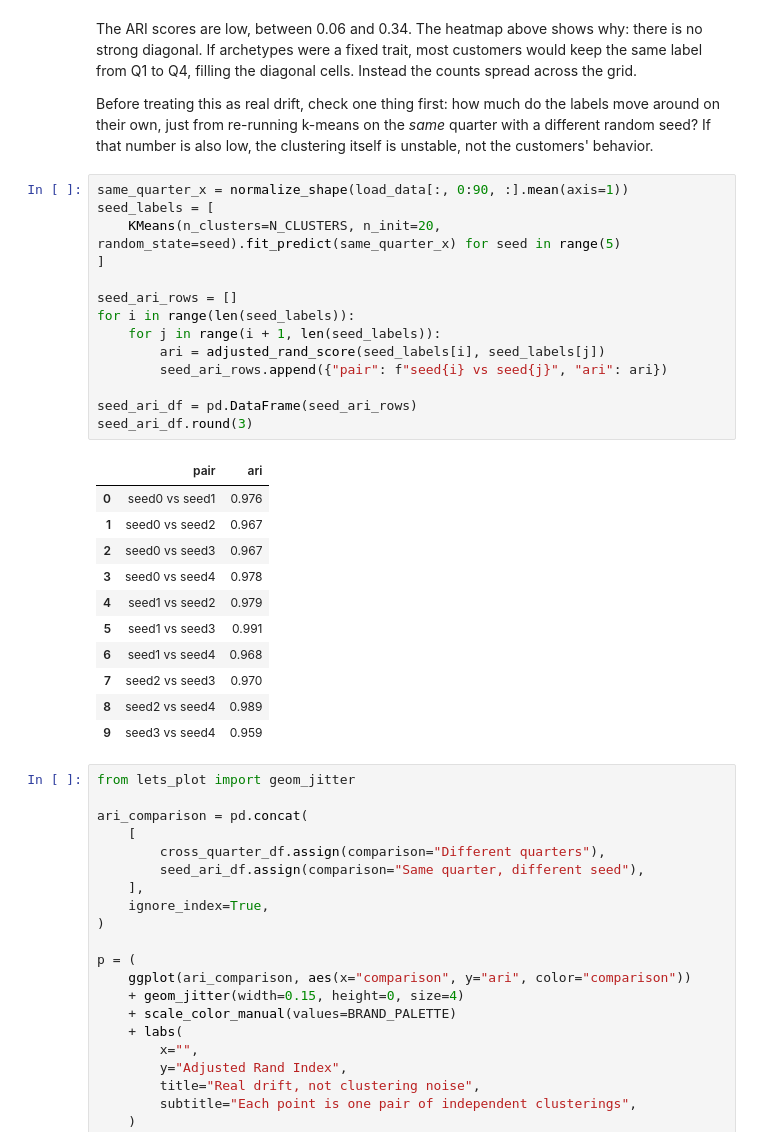
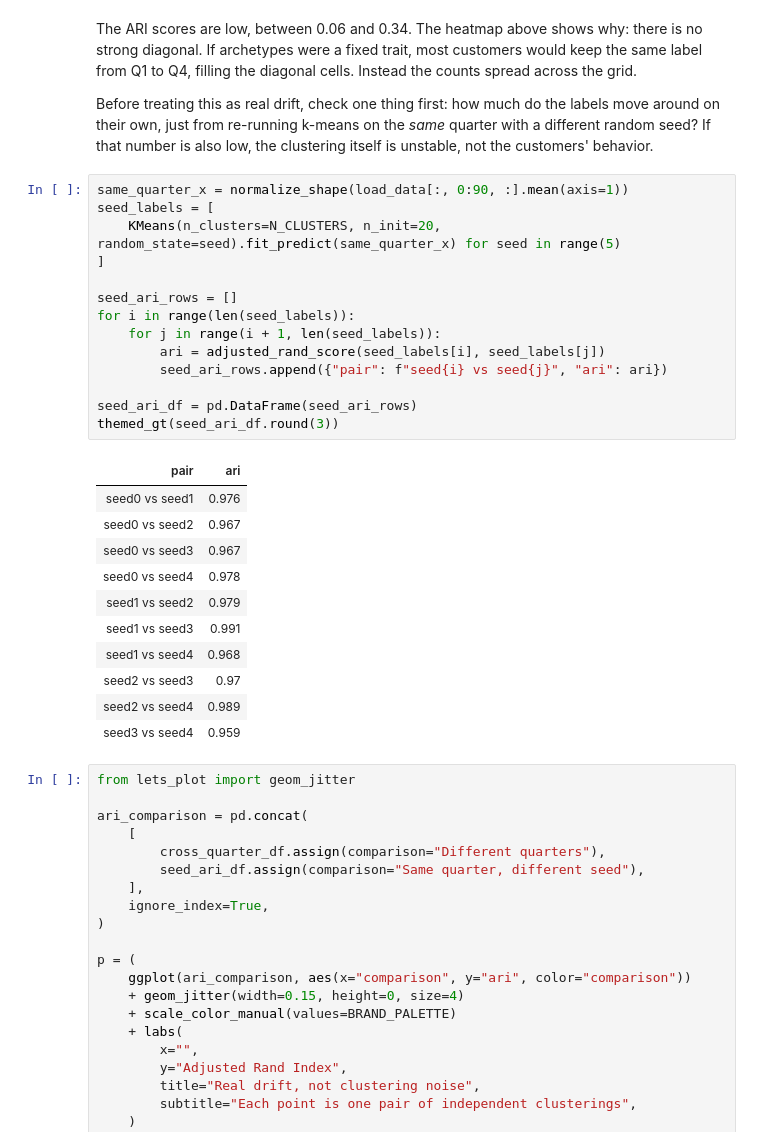
Before and after one commit to sambaiga/ml-energy-disaggregation, a Jupyter notebook: book/04-grid-edge/04-customer-feeder-clustering-code.ipynb, the cells around one changed output. Cells and saved outputs as stored; diff of their text form.

```diff
--- a/book/04-grid-edge/04-customer-feeder-clustering-code.ipynb
+++ b/book/04-grid-edge/04-customer-feeder-clustering-code.ipynb
@@ -430,32 +430,32 @@ p
 The ARI scores are low, between 0.06 and 0.34. The heatmap above shows why: there is no strong diagonal. If archetypes were a fixed trait, most customers would keep the same label from Q1 to Q4, filling the diagonal cells. Instead the counts spread across the grid.
 
 Before treating this as real drift, check one thing first: how much do the labels move around on their own, just from re-running k-means on the *same* quarter with a different random seed? If that number is also low, the clustering itself is unstable, not the customers' behavior.
-# %%
-same_quarter_x = normalize_shape(load_data[:, 0:90, :].mean(axis=1))
-seed_labels = [
-    KMeans(n_clusters=N_CLUSTERS, n_init=20, random_state=seed).fit_predict(same_quarter_x) for seed in range(5)
-]
-
-seed_ari_rows = []
-for i in range(len(seed_labels)):
-    for j in range(i + 1, len(seed_labels)):
-        ari = adjusted_rand_score(seed_labels[i], seed_labels[j])
-        seed_ari_rows.append({"pair": f"seed{i} vs seed{j}", "ari": ari})
-
-seed_ari_df = pd.DataFrame(seed_ari_rows)
-seed_ari_df.round(3)
-# %% [output]
-|  | pair | ari |
-| 0 | seed0 vs seed1 | 0.976 |
-| 1 | seed0 vs seed2 | 0.967 |
-| 2 | seed0 vs seed3 | 0.967 |
-| 3 | seed0 vs seed4 | 0.978 |
-| 4 | seed1 vs seed2 | 0.979 |
-| 5 | seed1 vs seed3 | 0.991 |
-| 6 | seed1 vs seed4 | 0.968 |
-| 7 | seed2 vs seed3 | 0.970 |
-| 8 | seed2 vs seed4 | 0.989 |
-| 9 | seed3 vs seed4 | 0.959 |
+# %%
+same_quarter_x = normalize_shape(load_data[:, 0:90, :].mean(axis=1))
+seed_labels = [
+    KMeans(n_clusters=N_CLUSTERS, n_init=20, random_state=seed).fit_predict(same_quarter_x) for seed in range(5)
+]
+
+seed_ari_rows = []
+for i in range(len(seed_labels)):
+    for j in range(i + 1, len(seed_labels)):
+        ari = adjusted_rand_score(seed_labels[i], seed_labels[j])
+        seed_ari_rows.append({"pair": f"seed{i} vs seed{j}", "ari": ari})
+
+seed_ari_df = pd.DataFrame(seed_ari_rows)
+themed_gt(seed_ari_df.round(3))
+# %% [output]
+| pair | ari |
+| seed0 vs seed1 | 0.976 |
+| seed0 vs seed2 | 0.967 |
+| seed0 vs seed3 | 0.967 |
+| seed0 vs seed4 | 0.978 |
+| seed1 vs seed2 | 0.979 |
+| seed1 vs seed3 | 0.991 |
+| seed1 vs seed4 | 0.968 |
+| seed2 vs seed3 | 0.97 |
+| seed2 vs seed4 | 0.989 |
+| seed3 vs seed4 | 0.959 |
 # %%
 from lets_plot import geom_jitter
 
```
Also changed, not shown: parts of 26 cells of this notebook, 2 other files.
